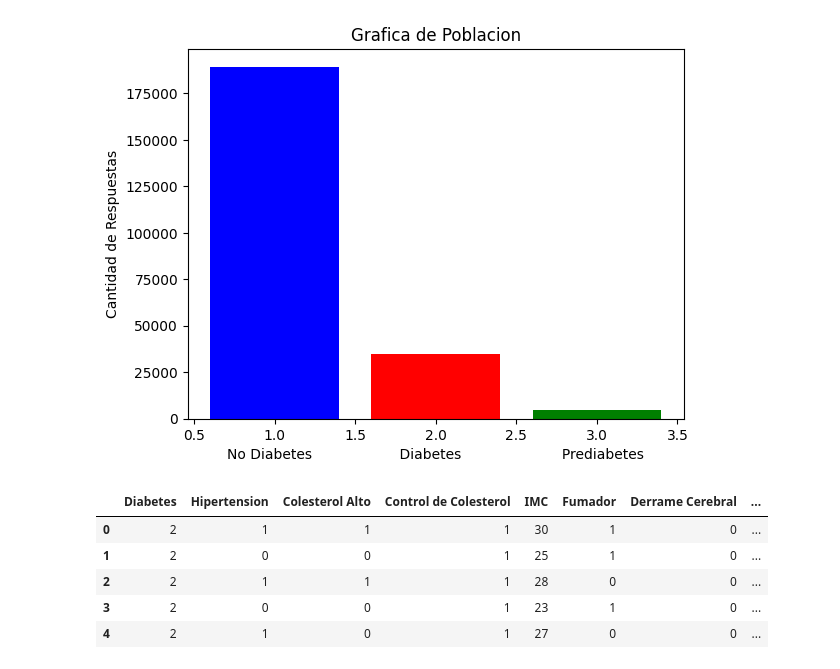
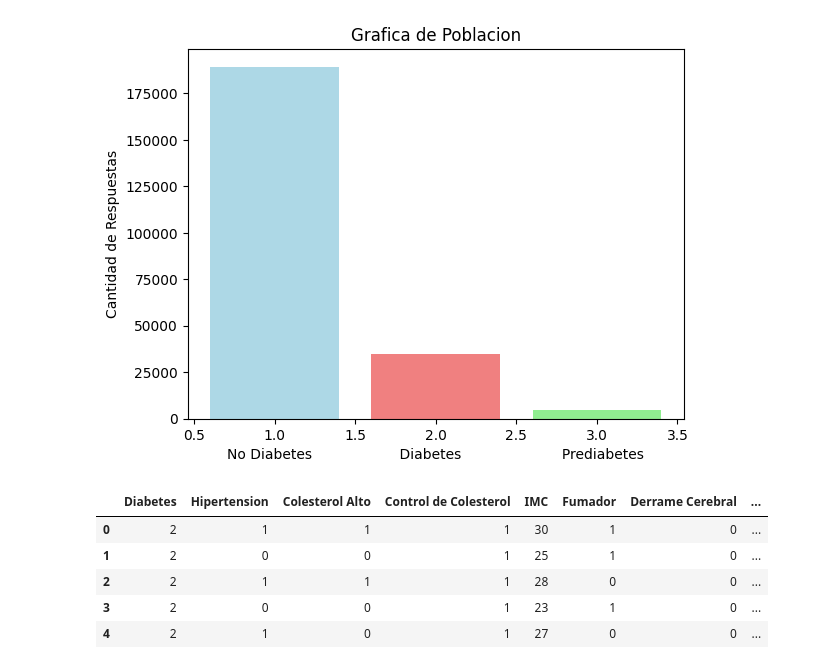
Before and after one commit to LISY125/PROYECTO-SIC---DIABETES-, a Jupyter notebook: Graficas.ipynb, the cells around one changed output. Drawn from its saved outputs; the diff is of its cells as text; code cells hidden in the pictures.

```diff
--- a/Graficas.ipynb
+++ b/Graficas.ipynb
@@ -22,16 +16,15 @@ Data_Final
 # %%
-#Grafico de Población
 x=Data_Final["Diabetes"].value_counts()
 
 y=1,2,3
-plt.bar(y,x, color=("blue","red","green"))
+plt.bar(y,x, color=("lightblue","lightcoral","lightgreen"))
 plt.title("Grafica de Poblacion")
 plt.xlabel("No Diabetes                    Diabetes                       Prediabetes")
 plt.ylabel("Cantidad de Respuestas")
 
 plt.show()
 # %% [output]
-[figure, old version]
+[figure, new version]
 # %%
 Data_diabetes=Data_Final[Data_Final["Diabetes"]>0]
 Data_diabetes.reset_index(drop=True,inplace=True)
```
Also changed, not shown: parts of 5 cells of this notebook, 1 other file.
